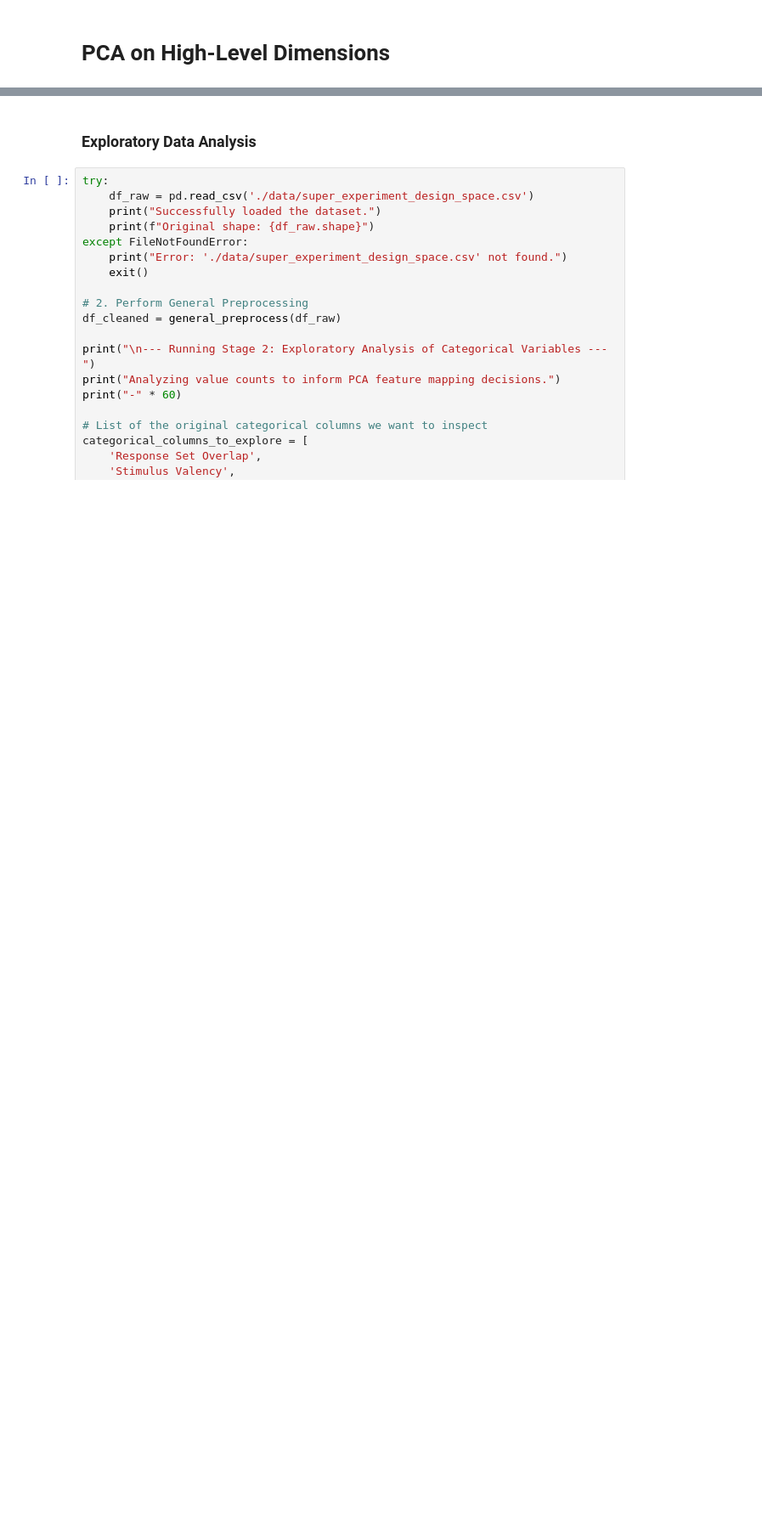
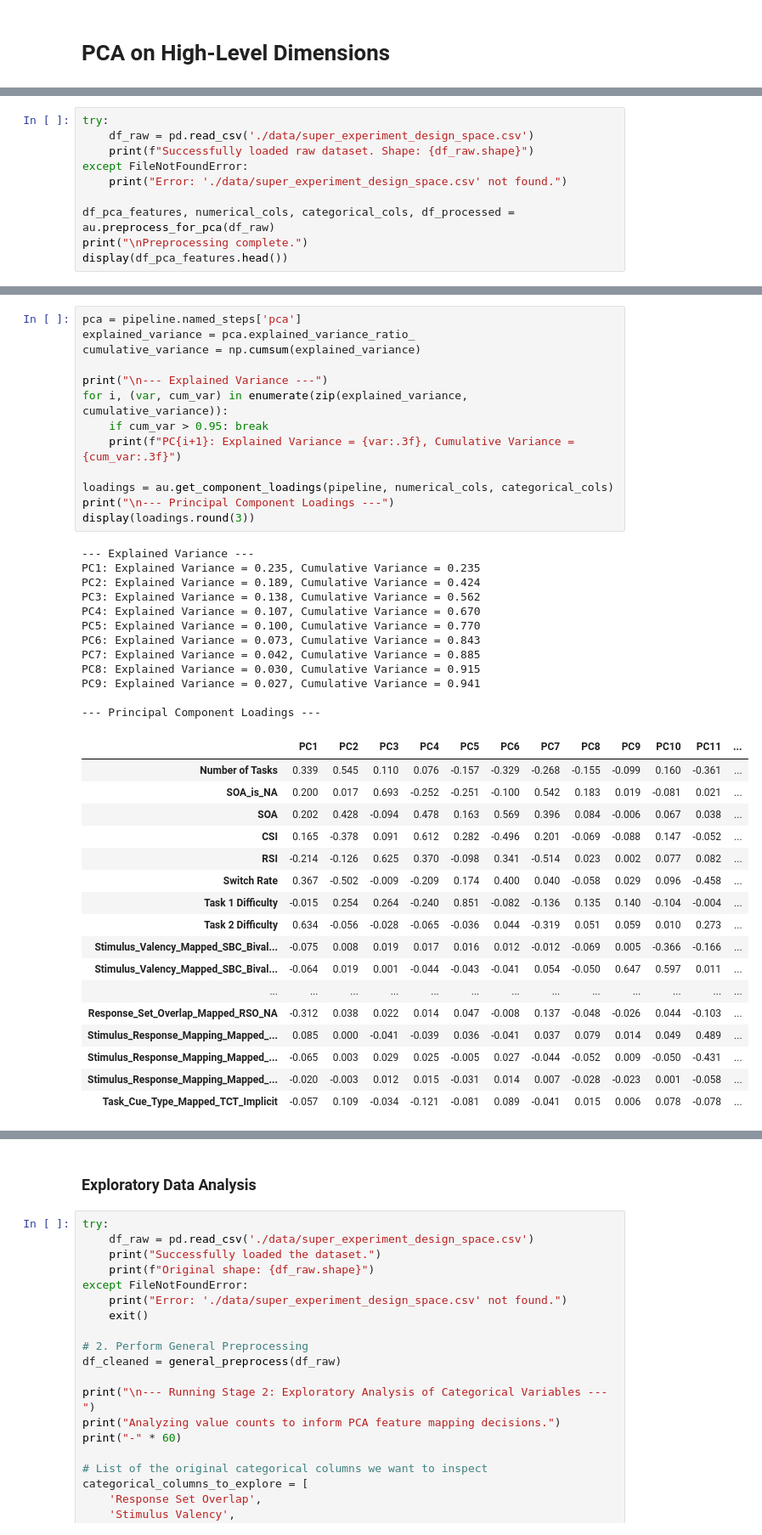
Before and after one commit to syntactic/Cognitive-Control-Paradigm-Integration, a Jupyter notebook: pca_csv.ipynb, the cells around one changed output, grey strips where cells are left out. Shown at 85% size. Cells and saved outputs as stored; diff of their text form; blank space fills up the shorter version.

```diff
--- a/pca_csv.ipynb
+++ b/pca_csv.ipynb
@@ -159,0 +14,10 @@ def create_pca_features(df_cleaned):
+# %%
+try:
+    df_raw = pd.read_csv('./data/super_experiment_design_space.csv')
+    print(f"Successfully loaded raw dataset. Shape: {df_raw.shape}")
+except FileNotFoundError:
+    print("Error: './data/super_experiment_design_space.csv' not found.")
+
+df_pca_features, numerical_cols, categorical_cols, df_processed = au.preprocess_for_pca(df_raw)
+print("\nPreprocessing complete.")
+display(df_pca_features.head())
@@ -159,0 +41,43 @@ def create_pca_features(df_cleaned):
+# %%
+pca = pipeline.named_steps['pca']
+explained_variance = pca.explained_variance_ratio_
+cumulative_variance = np.cumsum(explained_variance)
+
+print("\n--- Explained Variance ---")
+for i, (var, cum_var) in enumerate(zip(explained_variance, cumulative_variance)):
+    if cum_var > 0.95: break
+    print(f"PC{i+1}: Explained Variance = {var:.3f}, Cumulative Variance = {cum_var:.3f}")
+
+loadings = au.get_component_loadings(pipeline, numerical_cols, categorical_cols)
+print("\n--- Principal Component Loadings ---")
+display(loadings.round(3))
+# %% [output]
+--- Explained Variance ---
+PC1: Explained Variance = 0.235, Cumulative Variance = 0.235
+PC2: Explained Variance = 0.189, Cumulative Variance = 0.424
+PC3: Explained Variance = 0.138, Cumulative Variance = 0.562
+PC4: Explained Variance = 0.107, Cumulative Variance = 0.670
+PC5: Explained Variance = 0.100, Cumulative Variance = 0.770
+PC6: Explained Variance = 0.073, Cumulative Variance = 0.843
+PC7: Explained Variance = 0.042, Cumulative Variance = 0.885
+PC8: Explained Variance = 0.030, Cumulative Variance = 0.915
+PC9: Explained Variance = 0.027, Cumulative Variance = 0.941
+
+--- Principal Component Loadings ---
+|  | PC1 | PC2 | PC3 | PC4 | PC5 | PC6 | PC7 | PC8 | PC9 | PC10 | PC11 | ... |
+| Number of Tasks | 0.339 | 0.545 | 0.110 | 0.076 | -0.157 | -0.329 | -0.268 | -0.155 | -0.099 | 0.160 | -0.361 | ... |
+| SOA_is_NA | 0.200 | 0.017 | 0.693 | -0.252 | -0.251 | -0.100 | 0.542 | 0.183 | 0.019 | -0.081 | 0.021 | ... |
+| SOA | 0.202 | 0.428 | -0.094 | 0.478 | 0.163 | 0.569 | 0.396 | 0.084 | -0.006 | 0.067 | 0.038 | ... |
+| CSI | 0.165 | -0.378 | 0.091 | 0.612 | 0.282 | -0.496 | 0.201 | -0.069 | -0.088 | 0.147 | -0.052 | ... |
+| RSI | -0.214 | -0.126 | 0.625 | 0.370 | -0.098 | 0.341 | -0.514 | 0.023 | 0.002 | 0.077 | 0.082 | ... |
+| Switch Rate | 0.367 | -0.502 | -0.009 | -0.209 | 0.174 | 0.400 | 0.040 | -0.058 | 0.029 | 0.096 | -0.458 | ... |
+| Task 1 Difficulty | -0.015 | 0.254 | 0.264 | -0.240 | 0.851 | -0.082 | -0.136 | 0.135 | 0.140 | -0.104 | -0.004 | ... |
+| Task 2 Difficulty | 0.634 | -0.056 | -0.028 | -0.065 | -0.036 | 0.044 | -0.319 | 0.051 | 0.059 | 0.010 | 0.273 | ... |
+| Stimulus_Valency_Mapped_SBC_Bival... | -0.075 | 0.008 | 0.019 | 0.017 | 0.016 | 0.012 | -0.012 | -0.069 | 0.005 | -0.366 | -0.166 | ... |
+| Stimulus_Valency_Mapped_SBC_Bival... | -0.064 | 0.019 | 0.001 | -0.044 | -0.043 | -0.041 | 0.054 | -0.050 | 0.647 | 0.597 | 0.011 | ... |
+| ... | ... | ... | ... | ... | ... | ... | ... | ... | ... | ... | ... | ... |
+| Response_Set_Overlap_Mapped_RSO_NA | -0.312 | 0.038 | 0.022 | 0.014 | 0.047 | -0.008 | 0.137 | -0.048 | -0.026 | 0.044 | -0.103 | ... |
+| Stimulus_Response_Mapping_Mapped_... | 0.085 | 0.000 | -0.041 | -0.039 | 0.036 | -0.041 | 0.037 | 0.079 | 0.014 | 0.049 | 0.489 | ... |
+| Stimulus_Response_Mapping_Mapped_... | -0.065 | 0.003 | 0.029 | 0.025 | -0.005 | 0.027 | -0.044 | -0.052 | 0.009 | -0.050 | -0.431 | ... |
+| Stimulus_Response_Mapping_Mapped_... | -0.020 | -0.003 | 0.012 | 0.015 | -0.031 | 0.014 | 0.007 | -0.028 | -0.023 | 0.001 | -0.058 | ... |
+| Task_Cue_Type_Mapped_TCT_Implicit | -0.057 | 0.109 | -0.034 | -0.121 | -0.081 | 0.089 | -0.041 | 0.015 | 0.006 | 0.078 | -0.078 | ... |
```
Also changed, not shown: parts of 23 cells of this notebook, 7 other files.
